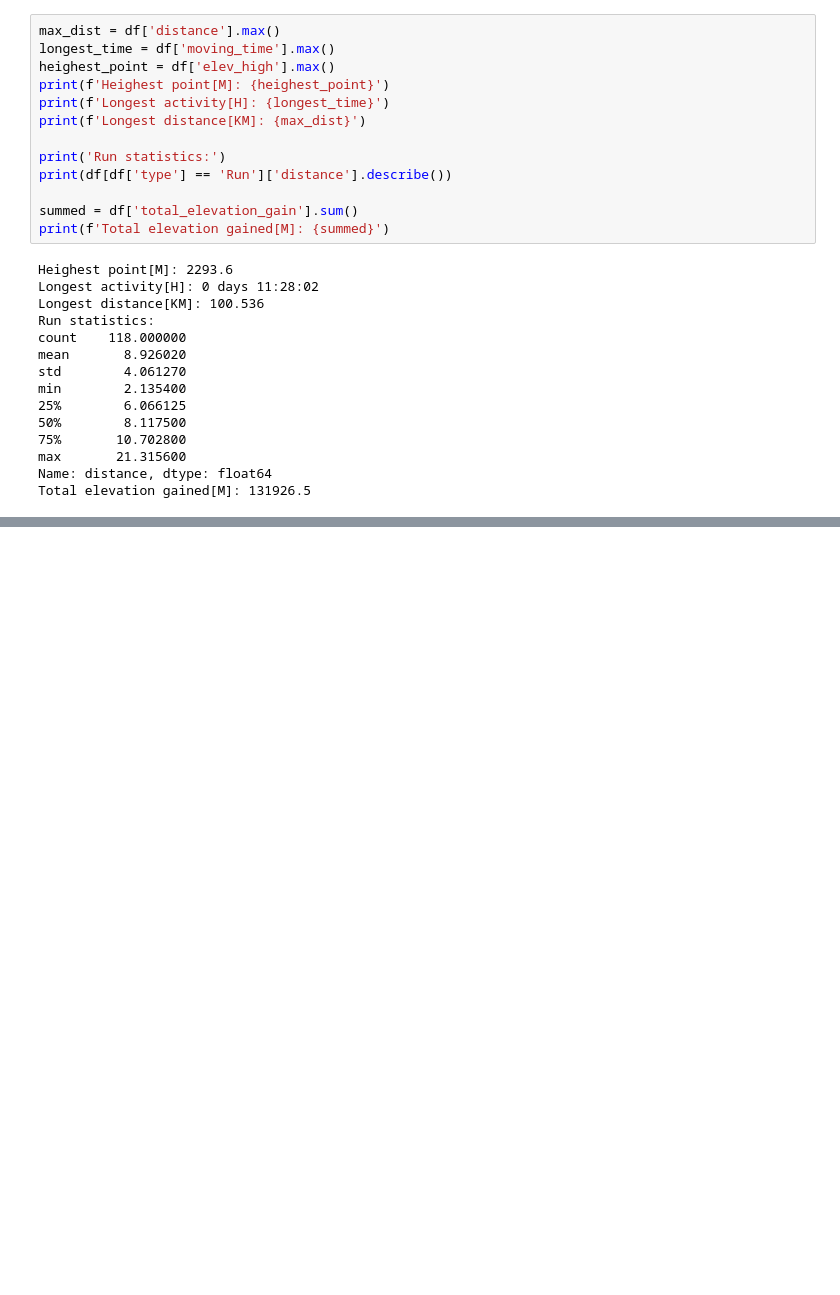
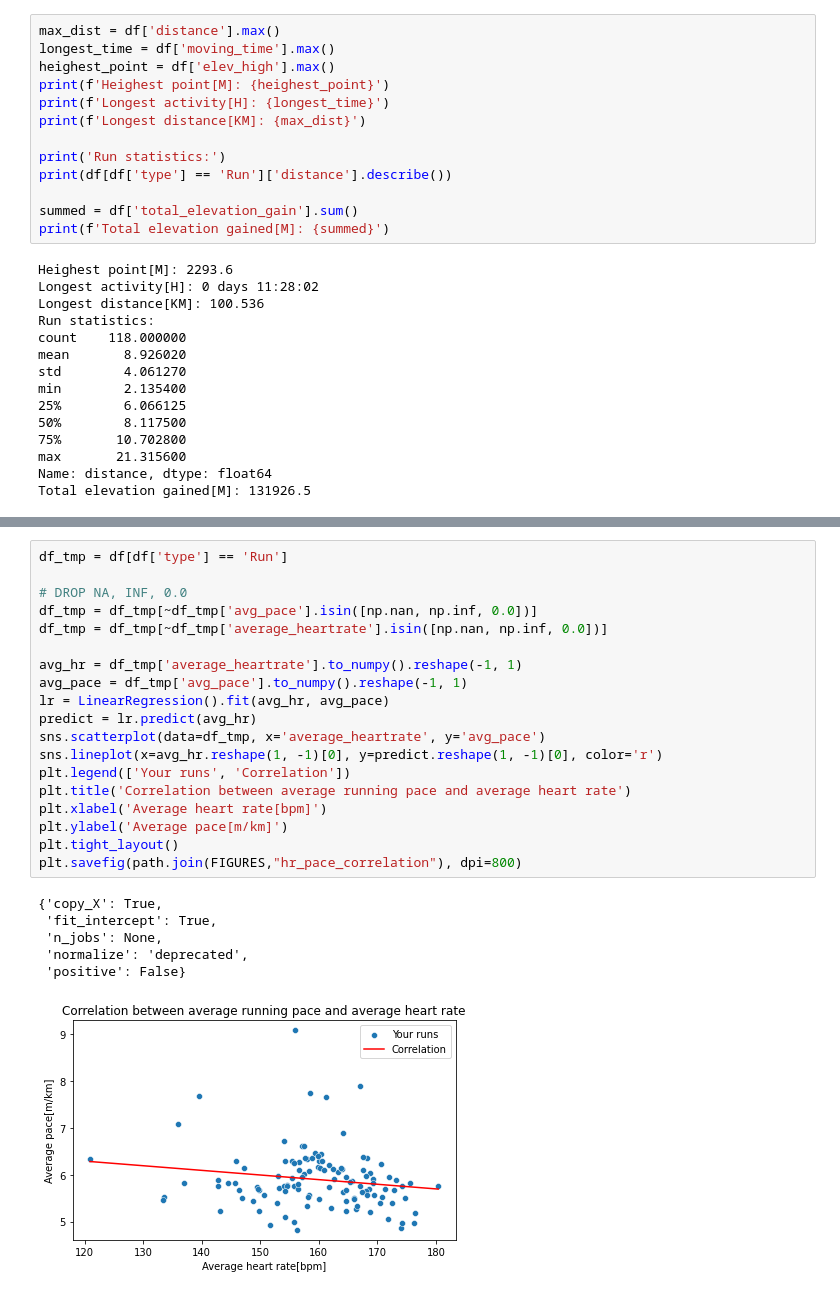
Before and after one commit to Radluy/Stravalytics, a Jupyter notebook: visualize.ipynb, the cells around one changed output, grey strips where cells are left out. Saved outputs shown, nothing was run; the diff lists cells and outputs as text; blank space fills up the shorter version.

```diff
--- a/visualize.ipynb
+++ b/visualize.ipynb
@@ -99,0 +157,26 @@ Total elevation gained[M]: 131926.5
+# %%
+df_tmp = df[df['type'] == 'Run']
+
+# DROP NA, INF, 0.0
+df_tmp = df_tmp[~df_tmp['avg_pace'].isin([np.nan, np.inf, 0.0])]
+df_tmp = df_tmp[~df_tmp['average_heartrate'].isin([np.nan, np.inf, 0.0])]
+
+avg_hr = df_tmp['average_heartrate'].to_numpy().reshape(-1, 1)
+avg_pace = df_tmp['avg_pace'].to_numpy().reshape(-1, 1)
+lr = LinearRegression().fit(avg_hr, avg_pace)
+predict = lr.predict(avg_hr)
+sns.scatterplot(data=df_tmp, x='average_heartrate', y='avg_pace')
+sns.lineplot(x=avg_hr.reshape(1, -1)[0], y=predict.reshape(1, -1)[0], color='r')
+plt.legend(['Your runs', 'Correlation'])
+plt.title('Correlation between average running pace and average heart rate')
+plt.xlabel('Average heart rate[bpm]')
+plt.ylabel('Average pace[m/km]')
+plt.tight_layout()
+plt.savefig(path.join(FIGURES,"hr_pace_correlation"), dpi=800)
+# %% [output]
+{'copy_X': True,
+ 'fit_intercept': True,
+ 'n_jobs': None,
+ 'normalize': 'deprecated',
+ 'positive': False}
+[figure, added]
```
Also changed, not shown: parts of 9 cells of this notebook.
